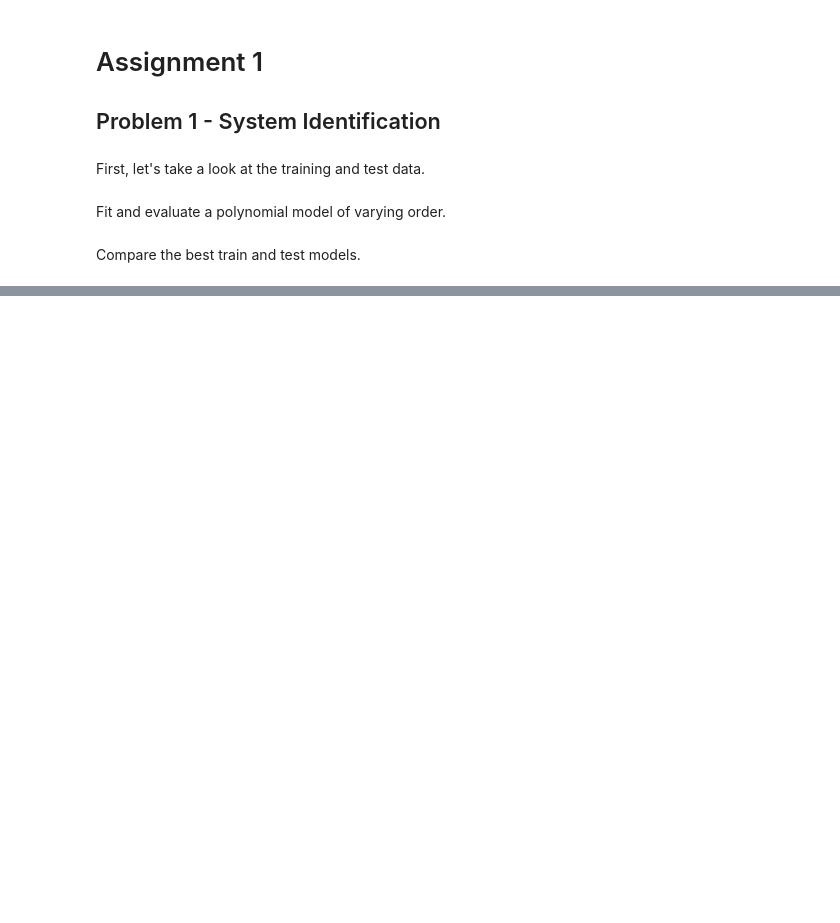
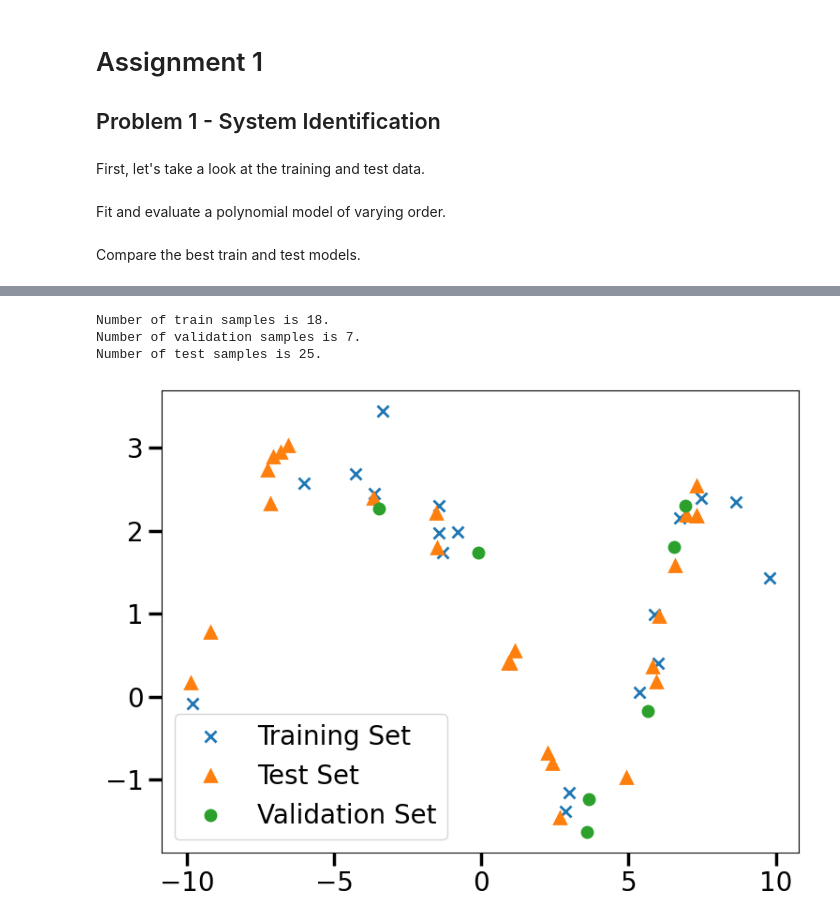
Before and after one commit to Roecker1/nlsp_ue, a Jupyter notebook: notebooks/assignments/1-1-system-identification.ipynb, the cells around one changed output, grey strips where cells are left out. Cells and saved outputs as stored; diff of their text form; code cells hidden in the pictures; blank space fills up the shorter version.

```diff
--- a/notebooks/assignments/1-1-system-identification.ipynb
+++ b/notebooks/assignments/1-1-system-identification.ipynb
@@ -77,0 +87,27 @@ Best test model has order 6 with train/test MSE is 0.1638917666364896 / 0.250994
+# %%
+train_data = pd.read_csv(data_dir + 'training-set.csv').to_numpy()
+np.random.shuffle(train_data)
+np.random.seed(100)
+split = round(0.7*np.shape(train_data)[0])
+x_train, y_train = train_data[0:split,0], train_data[0:split,1]
+x_val, y_val = train_data[split::,0], train_data[split::,1]
+print(f'Number of train samples is {len(x_train)}.')
+print(f'Number of validation samples is {len(x_val)}.')
+
+test_data = pd.read_csv(data_dir + 'test-set.csv').to_numpy()
+x_test, y_test = test_data[:,0], test_data[:,1]
+print(f'Number of test samples is {len(x_test)}.')
+
+plt.close('all')
+plt.figure(figsize=(8, 6))
+plt.plot(x_train, y_train, 'x', label='Training Set')
+plt.plot(x_test, y_test, '^', label='Test Set')
+plt.plot(x_val, y_val, 'o', label='Validation Set')
+plt.legend()
+plt.tight_layout()
+plt.show()
+# %% [output]
+Number of train samples is 18.
+Number of validation samples is 7.
+Number of test samples is 25.
+[figure, added]
```
Also changed, not shown: parts of 10 cells of this notebook, 14 other files.
